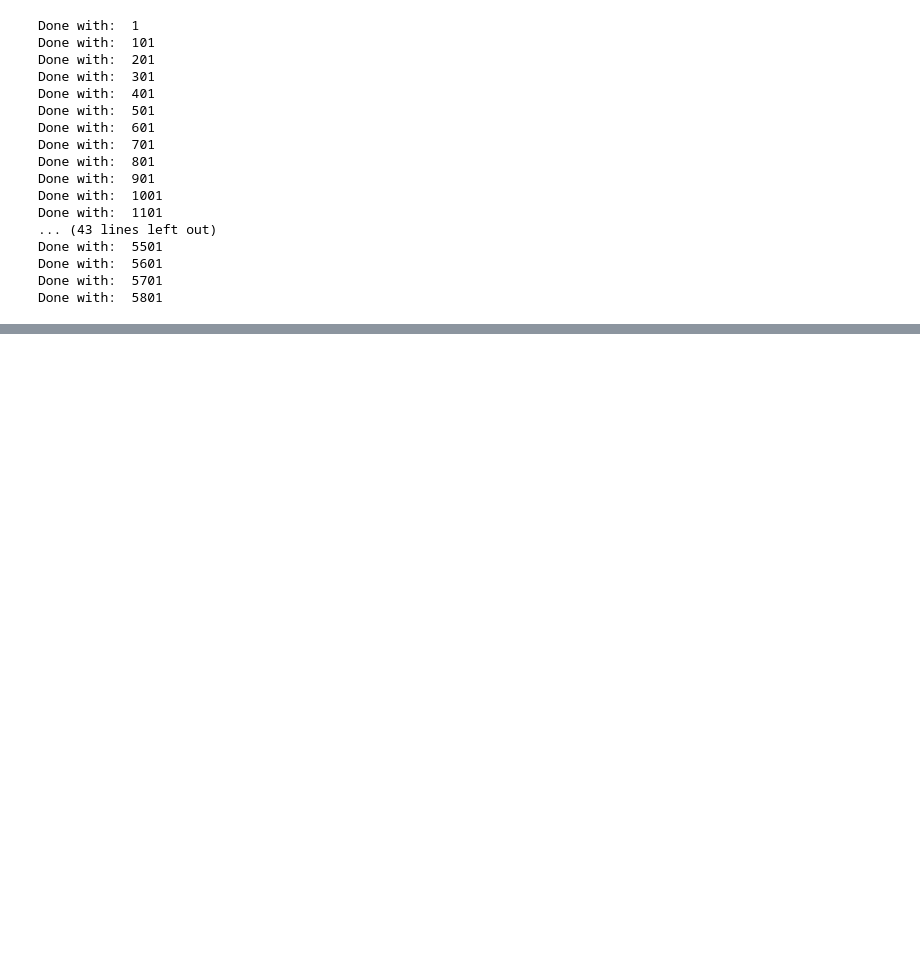
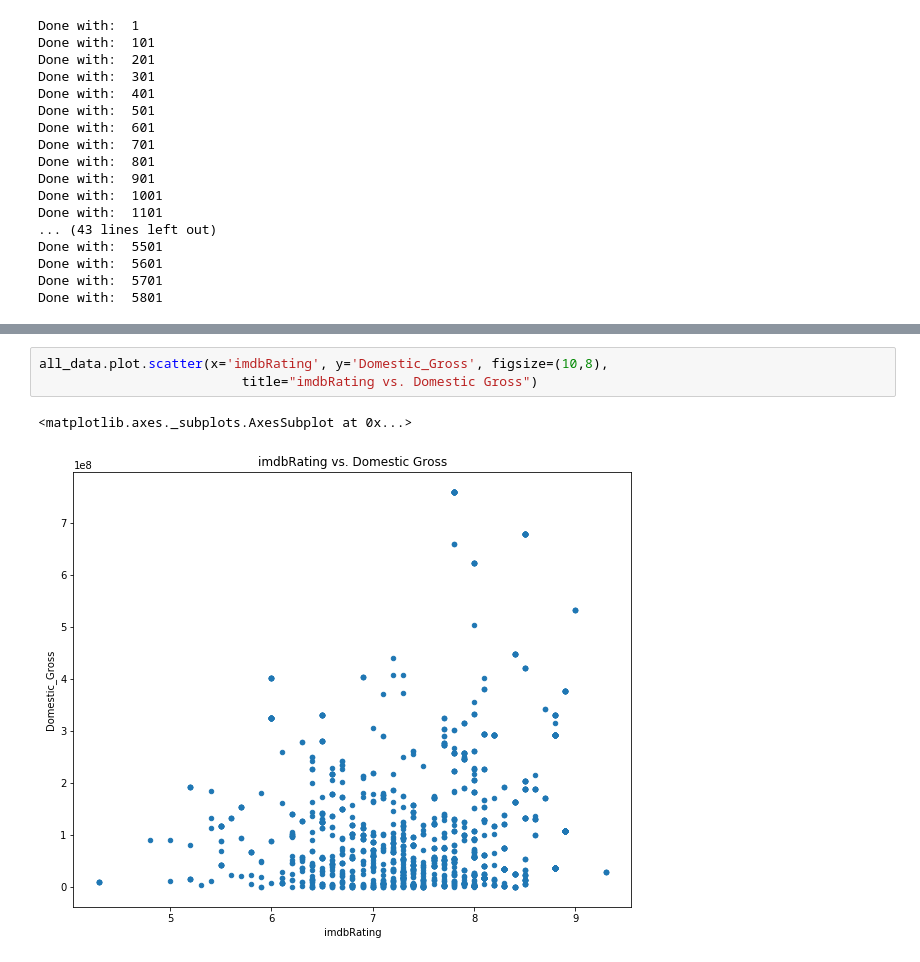
Before and after one commit to mel-ding/Comp340Project, a Jupyter notebook: MD-TermProject.ipynb, the cells around one changed output, grey strips where cells are left out. Drawn from its saved outputs; the diff is of its cells as text; blank space fills up the shorter version.

```diff
--- a/MD-TermProject.ipynb
+++ b/MD-TermProject.ipynb
@@ -367,0 +388,6 @@ all_data.shape
+# %%
+all_data.plot.scatter(x='imdbRating', y='Domestic_Gross', figsize=(10,8),
+                          title="imdbRating vs. Domestic Gross")
+# %% [output]
+<matplotlib.axes._subplots.AxesSubplot at 0x...>
+[figure, added]
```
Also changed, not shown: parts of 34 cells of this notebook, 2 other files.
